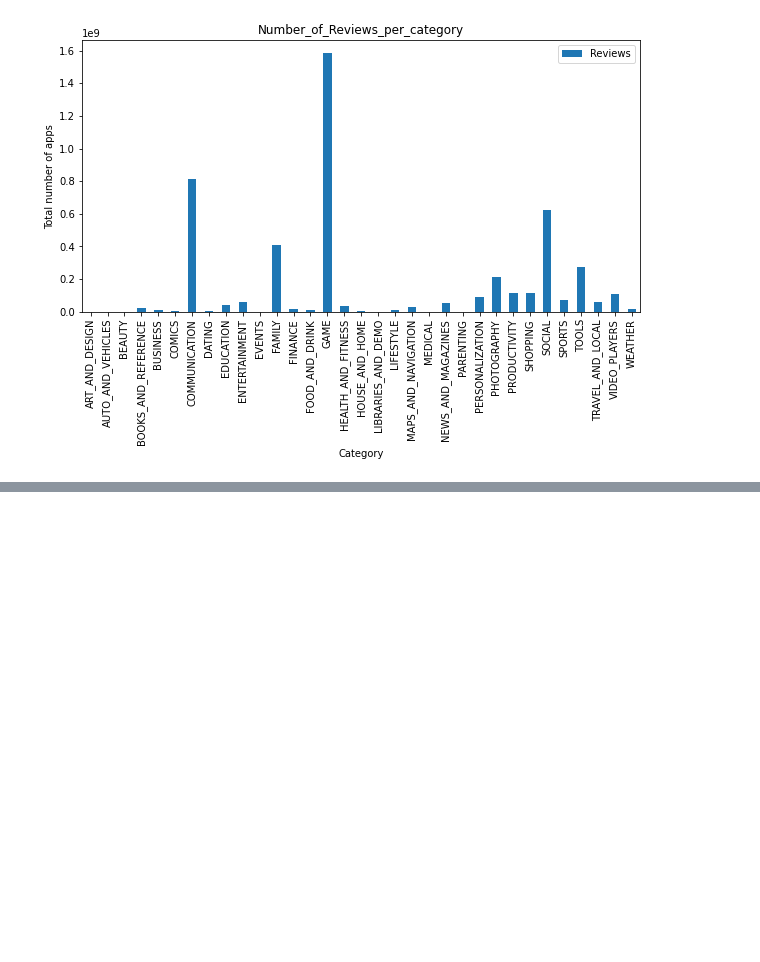
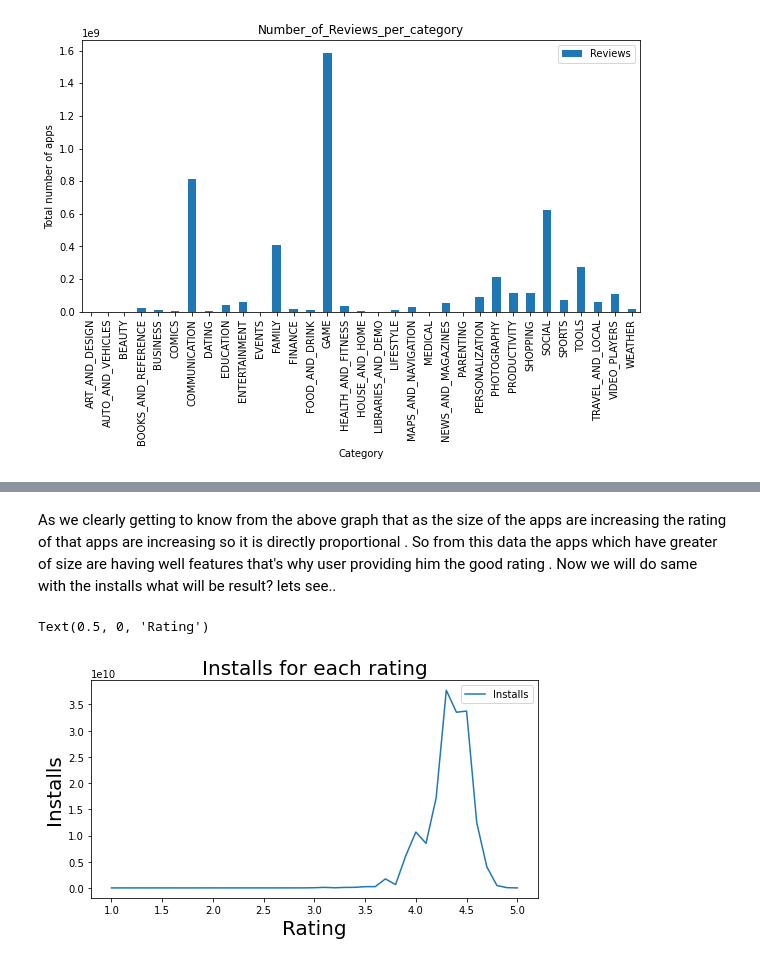
Before and after one commit to Rushabhtikale92/Play-store-app-review-analysis, a Jupyter notebook: Play_Store_App_Review_Analysis_Capstone_Project_by_Rushabh_Tikale.ipynb, the cells around one changed output, grey strips where cells are left out. Cells and saved outputs as stored; diff of their text form; code cells hidden in the pictures; blank space fills up the shorter version.

```diff
--- a/Play_Store_App_Review_Analysis_Capstone_Project_by_Rushabh_Tikale.ipynb
+++ b/Play_Store_App_Review_Analysis_Capstone_Project_by_Rushabh_Tikale.ipynb
@@ -275,0 +325,15 @@ Text(0.5, 0, 'Category')
+# %% [markdown]
+As we clearly getting to know from the above graph that as the size of the apps are increasing the rating of that apps are increasing so it is directly proportional . So from this data the apps which have greater of size are having well features that's why user providing him the good rating .
+Now we will do same with the installs what will be result? lets see..
+# %%
+# Plot the graph for installs/Rating:
+rating = data.groupby('Rating')
+installs_per_rating = rating[['Installs']].sum()
+plt.rcParams['figure.figsize'] = (8,4)
+installs_per_rating.plot(kind='line')
+plt.title('Installs for each rating',fontsize=20)
+plt.ylabel('Installs',fontsize=20)
+plt.xlabel('Rating',fontsize=20)
+# %% [output]
+Text(0.5, 0, 'Rating')
+[figure, added]
```
Also changed, not shown: parts of 19 cells of this notebook.
